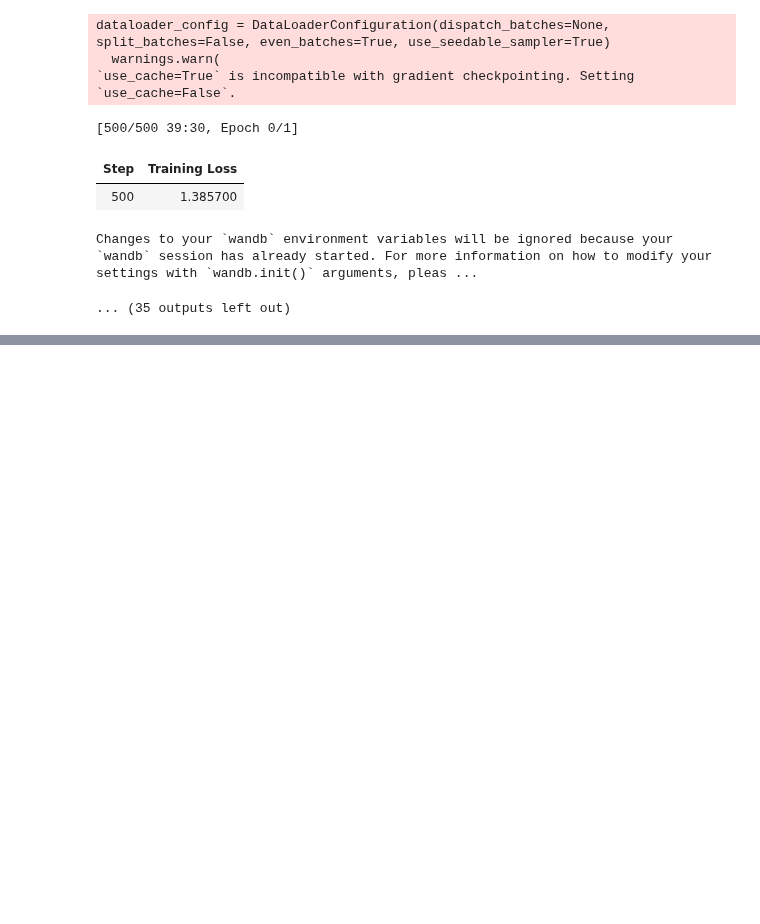
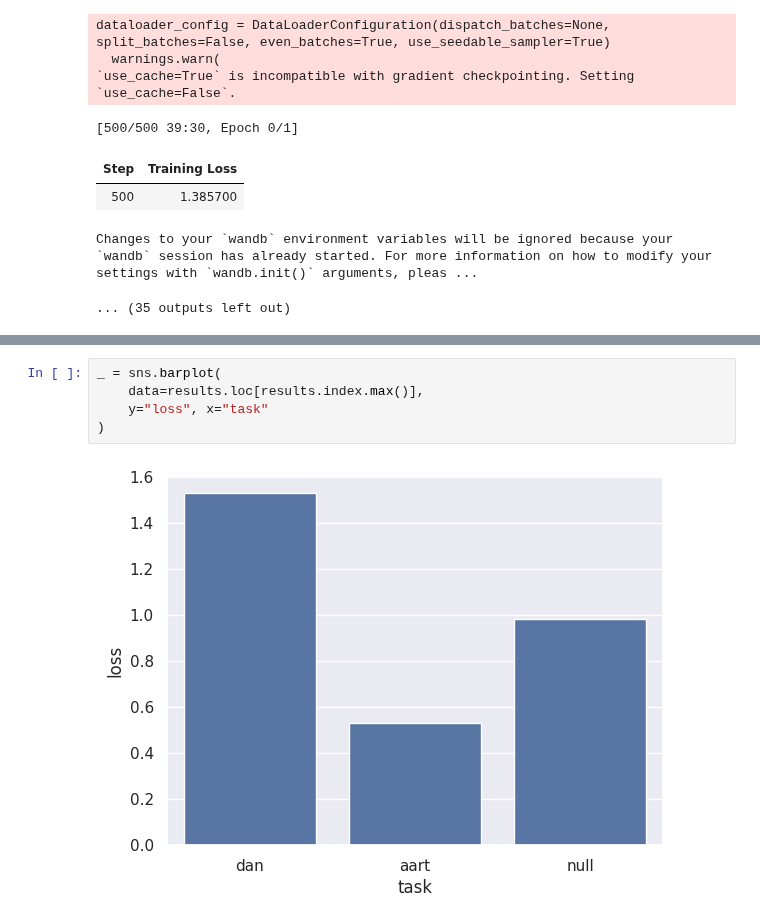
Before and after one commit to cochaviz/mep, a Jupyter notebook: experiments/jbfame/jbfame.ipynb, the cells around one changed output, grey strips where cells are left out. Drawn from its saved outputs; the diff is of its cells as text; blank space fills up the shorter version.

```diff
--- a/experiments/jbfame/jbfame.ipynb
+++ b/experiments/jbfame/jbfame.ipynb
@@ -400,0 +540,7 @@ Changes to your `wandb` environment variables will be ignored because your `wand
+# %%
+_ = sns.barplot(
+    data=results.loc[results.index.max()],
+    y="loss", x="task"
+)
+# %% [output]
+[figure, added]
```
Also changed, not shown: parts of 12 cells of this notebook, 1 other file.
